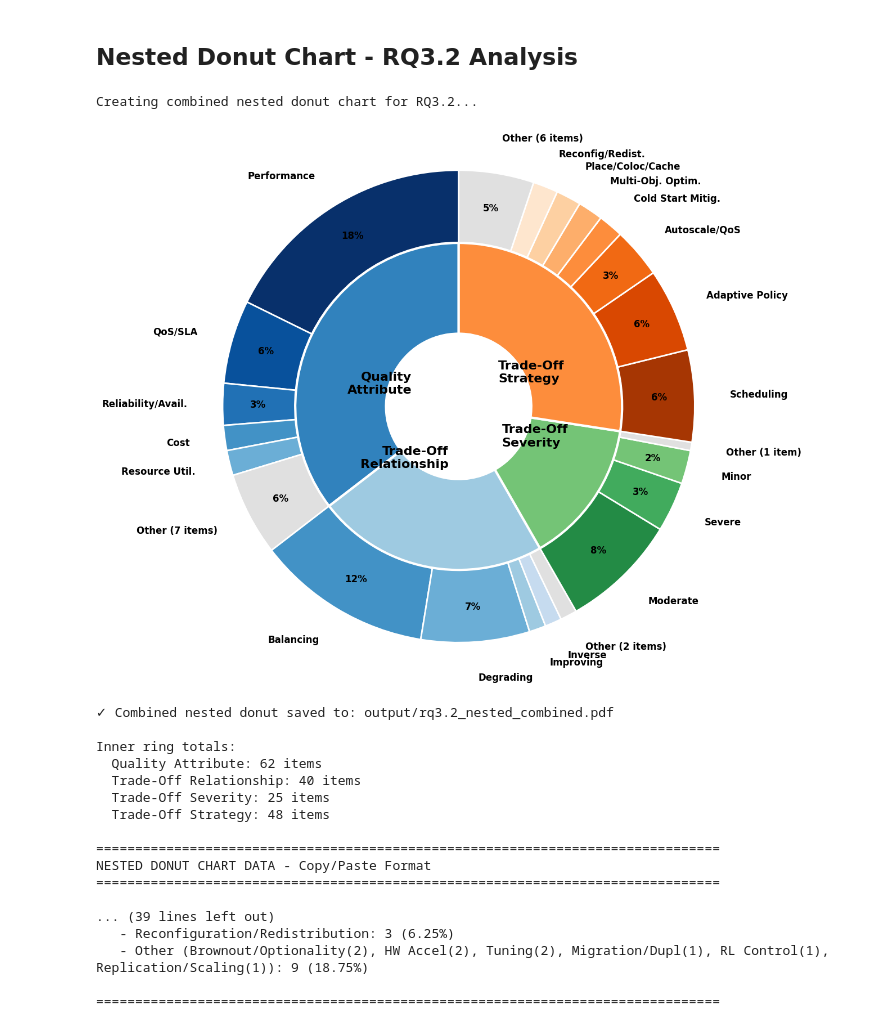
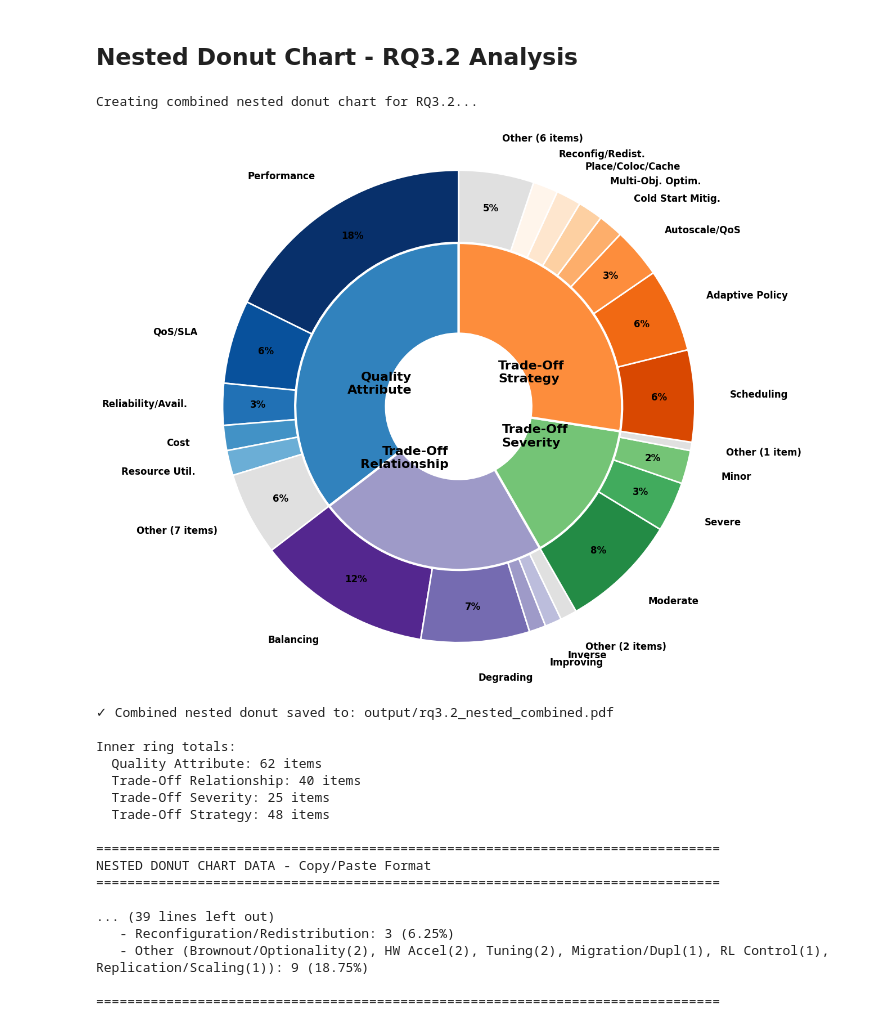
Before and after one commit to eoanodea/slr, a Jupyter notebook: 6-data-visualisation/rq3/rq3.2.generate.ipynb, the cells around one changed output. Saved outputs shown, nothing was run; the diff lists cells and outputs as text; code cells hidden in the pictures.

```diff
--- a/6-data-visualisation/rq3/rq3.2.generate.ipynb
+++ b/6-data-visualisation/rq3/rq3.2.generate.ipynb
@@ -16,7 +16,7 @@ print("Creating combined nested donut chart for RQ3.2...")
 # Inner ring: four main categories
 inner_labels = ['Quality\nAttribute', 'Trade-Off\nRelationship', 'Trade-Off\nSeverity', 'Trade-Off\nStrategy']
 inner_sizes = [62, 40, 25, 48]  # Total counts for each category
-inner_colors = ['#3182bd', '#9ecae1', '#74c476', '#fd8d3c']
+inner_colors = ['#3182bd', '#9e9ac8', '#74c476', '#fd8d3c']
 
 # Outer ring: Items with >=3 occurrences + Other (simplified for academic paper)
 outer_labels = (
@@ -44,14 +44,14 @@ outer_sizes = (
 
 # Colors for outer ring - gradient within each category
 outer_colors = (
-    # QualityAttribute - blue gradient (6 colors)
+    # QualityAttribute - blue gradient (6 colors, darker to lighter)
     ['#08306b', '#08519c', '#2171b5', '#4292c6', '#6baed6', '#e0e0e0'] +
-    # TradeOffRelationship - light blue gradient (5 colors)
-    ['#4292c6', '#6baed6', '#9ecae1', '#c6dbef', '#e0e0e0'] +
-    # TradeOffSeverity - green gradient (4 colors)
+    # TradeOffRelationship - purple gradient (5 colors, darker to lighter)
+    ['#54278f', '#756bb1', '#9e9ac8', '#bcbddc', '#e0e0e0'] +
+    # TradeOffSeverity - green gradient (4 colors, darker to lighter)
     ['#238b45', '#41ab5d', '#74c476', '#e0e0e0'] +
-    # TradeOffStrategy - orange gradient (8 colors)
-    ['#a63603', '#d94801', '#f16913', '#fd8d3c', '#fdae6b', '#fdd0a2', '#fee6ce', '#e0e0e0']
+    # TradeOffStrategy - orange gradient (8 colors, darker to lighter)
+    ['#d94801', '#f16913', '#fd8d3c', '#fdae6b', '#fdd0a2', '#fee6ce', '#fff5eb', '#e0e0e0']
 )
 
 # Create figure
@@ -121,34 +121,34 @@ for label, size in zip(qa_labels, qa_sizes):
     print(f"   - {label}: {size} ({pct:.2f}%)")
 
 print("\n2. TRADE-OFF RELATIONSHIP (40 items total - Items ≥2 + Other):")
 tr_labels = ['Balancing', 'Degrading', 'Improving', 'Inverse',
              'Other (Explicit Trade-Off(1), Reversing(1))']
 tr_sizes = [21, 13, 2, 2, 2]
 for label, size in zip(tr_labels, tr_sizes):
     pct = (size / 40) * 100
     print(f"   - {label}: {size} ({pct:.2f}%)")
 
 print("\n3. TRADE-OFF SEVERITY (25 items total - Items ≥4 + Other):")
 ts_labels = ['Moderate', 'Severe', 'Minor', 'Other (Significant(1))']
 ts_sizes = [14, 6, 4, 1]
 for label, size in zip(ts_labels, ts_sizes):
     pct = (size / 25) * 100
     print(f"   - {label}: {size} ({pct:.2f}%)")
 
 print("\n4. TRADE-OFF STRATEGY (48 items total - Items ≥3 + Other):")
 tos_labels = ['Scheduling', 'Adaptive Policy', 'Autoscaling/QoS Control',
               'Cold Start Mitigation', 'Multi-Objective Optimization',
               'Placement/Colocation/Caching', 'Reconfiguration/Redistribution',
               'Other (Brownout/Optionality(2), HW Accel(2), Tuning(2), Migration/Dupl(1), RL Control(1), Replication/Scaling(1))']
 tos_sizes = [11, 10, 6, 3, 3, 3, 3, 9]
 for label, size in zip(tos_labels, tos_sizes):
     pct = (size / 48) * 100
     print(f"   - {label}: {size} ({pct:.2f}%)")
 
 print("\n" + "="*80)
 # %% [output]
 Creating combined nested donut chart for RQ3.2...
-[figure, old version]
+[figure, new version]
 ✓ Combined nested donut saved to: output/rq3.2_nested_combined.pdf
 
 Inner ring totals:
```
Also changed, not shown: 25 other files.
